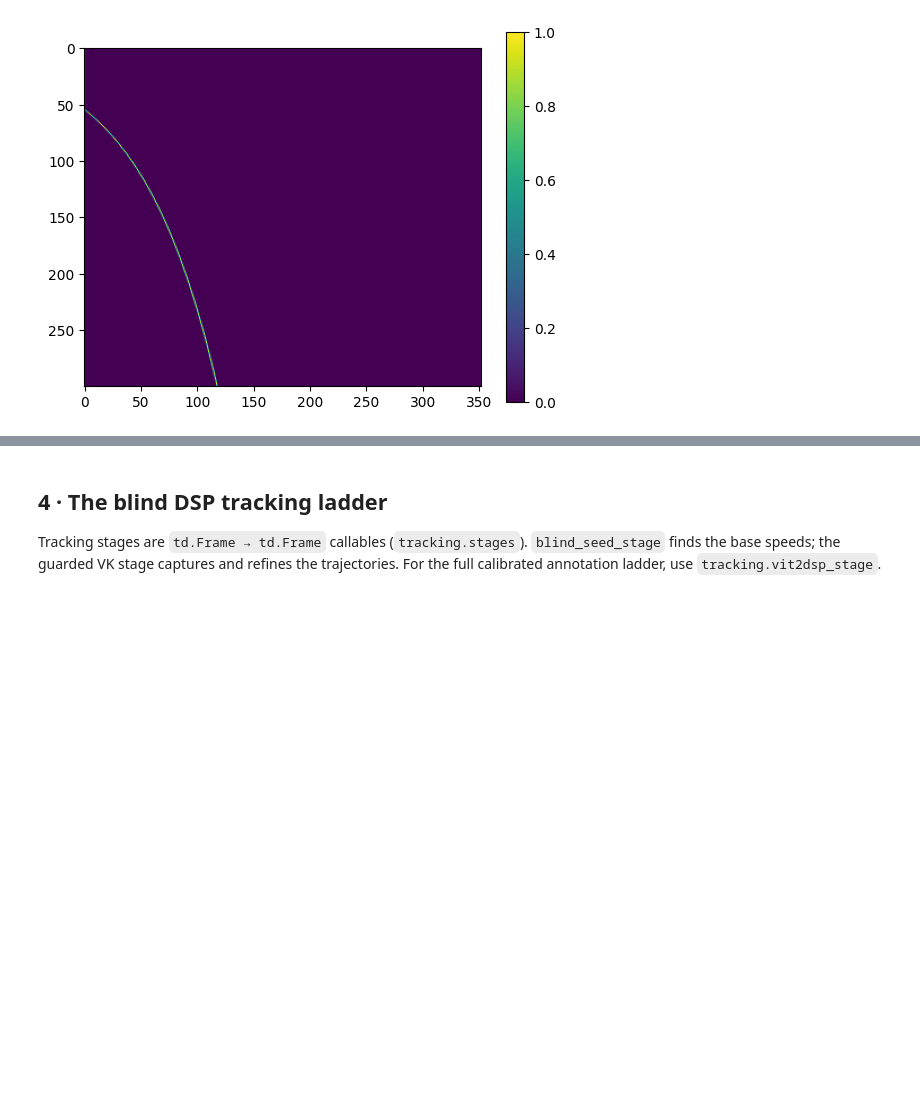
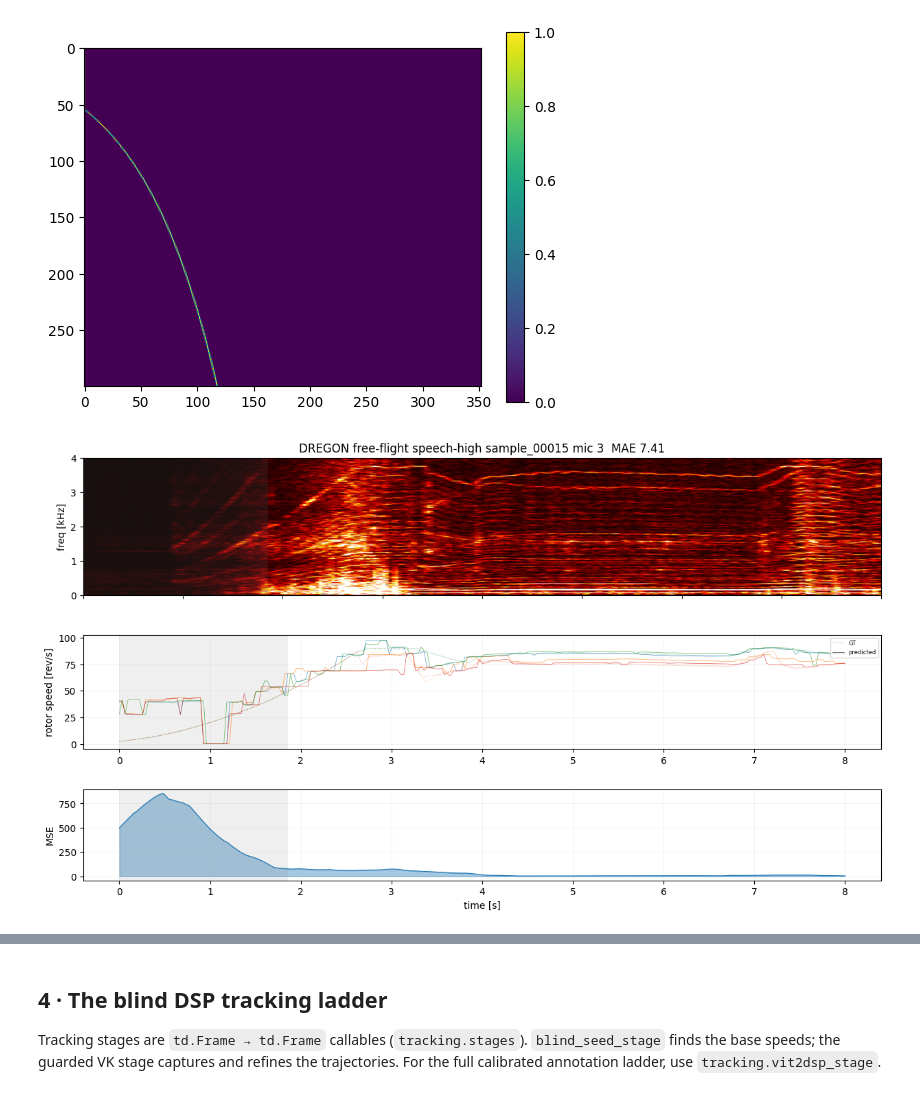
Before and after one commit to flyingleafe/harmonic-noise-suppression, a Jupyter notebook: notebooks/rps_tracking.ipynb, the cells around one changed output, grey strips where cells are left out. Cells and saved outputs as stored; diff of their text form; code cells hidden in the pictures; blank space fills up the shorter version.

```diff
--- a/notebooks/rps_tracking.ipynb
+++ b/notebooks/rps_tracking.ipynb
@@ -92,4 +92,11 @@ plt.colorbar()
 plt.show()
 # %% [output]
 [figure]
+# %%
+B = Path("results/paper_review_B/hppnet_l2_r2_s0")
+#for clip in (1, 8, 15, 22, 35):
+clip=15
+plot_overlay(rb.overlay("hppnet_l2_r2_s0", "real", clip*8 + 3, dump_root=B))
+# %% [output]
+[figure, added]
 # %%
```
Also changed, not shown: parts of 1 cell of this notebook.
